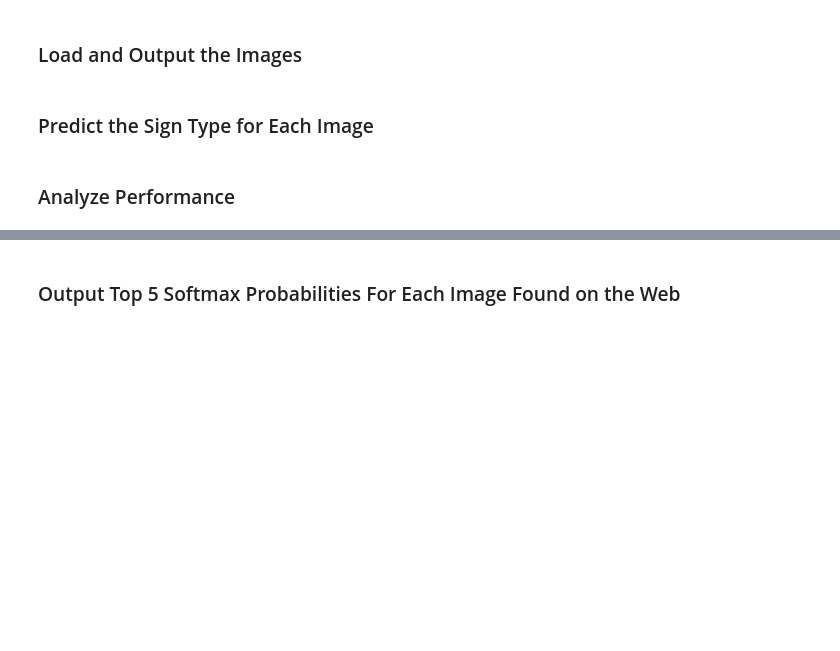
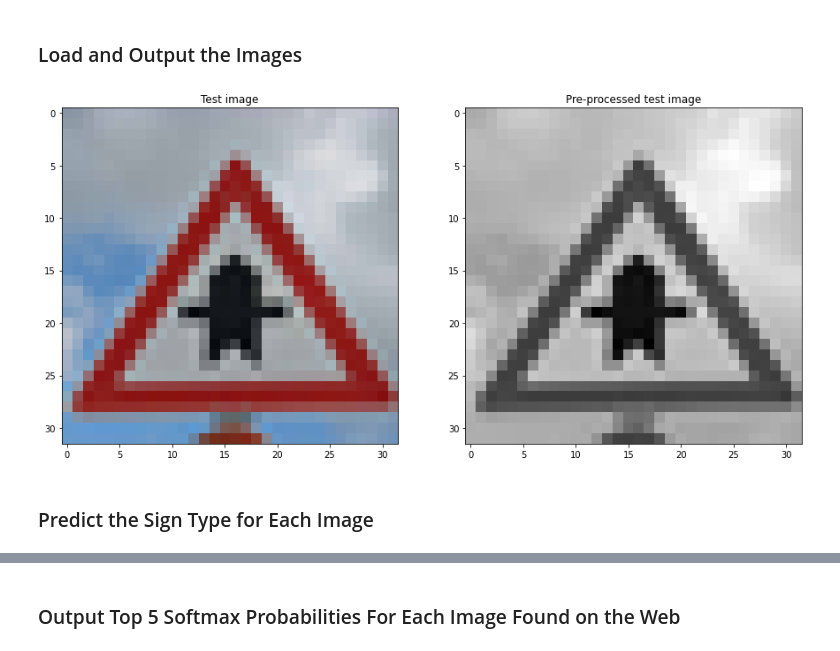
Before and after one commit to DavidAbdelmalek/Self_Driving_Car_ND, a Jupyter notebook: CarND-Traffic-Sign-Classifier-Project/Traffic_Sign_Classifier.ipynb, the cells around one changed output, grey strips where cells are left out. Saved outputs shown, nothing was run; the diff lists cells and outputs as text; code cells hidden in the pictures; blank space fills up the shorter version.

```diff
--- a/CarND-Traffic-Sign-Classifier-Project/Traffic_Sign_Classifier.ipynb
+++ b/CarND-Traffic-Sign-Classifier-Project/Traffic_Sign_Classifier.ipynb
@@ -855,5 +888,24 @@ Testing accuracy: 96.25%
 To give yourself more insight into how your model is working, download at least five pictures of German traffic signs from the web and use your model to predict the traffic sign type.
 
 You may find `signnames.csv` useful as it contains mappings from the class id (integer) to the actual sign name.
+# %%
+def preprocess(image):
+  """
+    Preprocess images from different sources to feed it into our mode
+    - Resize image to (32,32,3)
+    - Convert it into grayscale
+    - Normalize image between (-1,1).
+  """
+  # Downsize it to (28,28,3)
+  image = image.resize((image_shape[1], image_shape[0]),Image.ANTIALIAS)
+  image = np.asarray(image)
+  image = np.expand_dims(image, axis=0)
+
+  # Convert to grayscale
+  gray_img = rgb_to_gray(image)
+  # Normalize
+  normalized_img = (gray_img - 128.) / 128.
+
+  return normalized_img
 # %% [markdown]
 ### Load and Output the Images
@@ -866,2 +912,33 @@ You may find `signnames.csv` useful as it contains mappings from the class id (i
+# %%
+### Load the images and plot them here.
+### Those images are dummy images from internet with different shapes that do not fit our model
+### We need to pre-process the images with the same pre-processing pipeline used earlier.
+
+images = []
+base_dir = 'images/test_imgs/'
+dir_imgs = sorted(os.listdir(base_dir))
+
+original_imgs = []
+# labels of test images.
+images_label = [11,19, 32,18, 12,1,3,26,9 ,25,33]
+
+for img in dir_imgs:
+  if not '._' in img and img != '.ipynb_checkpoints':
+
+    image = Image.open(base_dir + img)
+    original_imgs.append(np.asarray(image))
+
+    pre_processed_image = preprocess(image)
+    images.append(pre_processed_image)
+
+
+f, (ax1,ax2) = plt.subplots(1,2, figsize=(15, 8))
+ax1.set_title('Test image')
+ax1.imshow(original_imgs[0])
+ax2.set_title('Pre-processed test image')
+ax2.imshow(images[0].squeeze(),cmap='gray')
+plt.show()
+# %% [output]
+[figure, added]
 # %% [markdown]
 ### Predict the Sign Type for Each Image
@@ -872,2 +944,0 @@ You may find `signnames.csv` useful as it contains mappings from the class id (i
-# %% [markdown]
-### Analyze Performance
```
Also changed, not shown: parts of 32 cells of this notebook, 28 other files.
